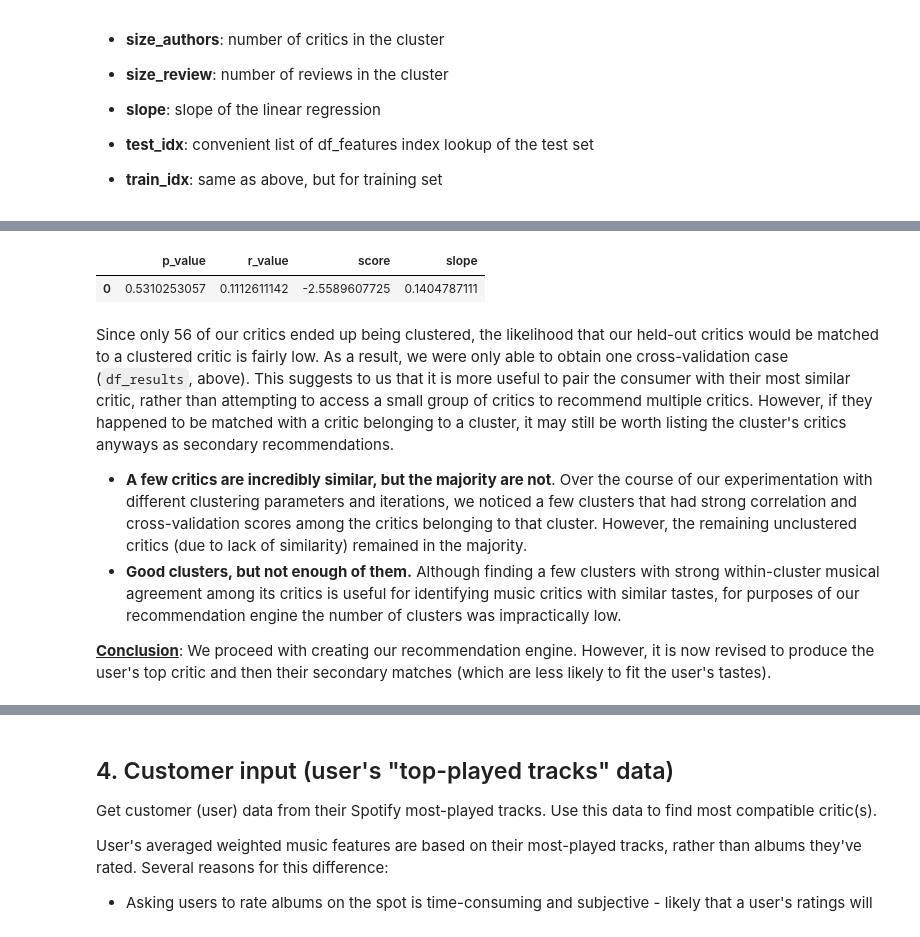
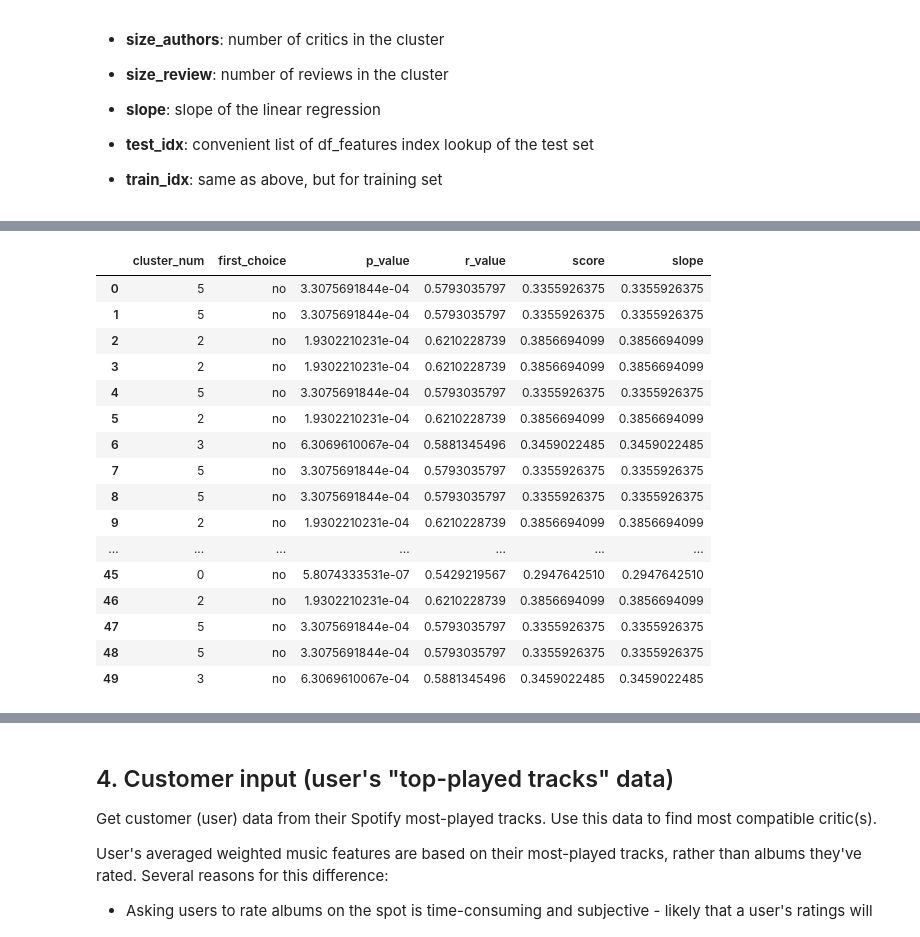
Before and after one commit to diana-xie/spotify_pitchfork_recommendations, a Jupyter notebook: DataClustering/data_clustering.ipynb, the cells around one changed output, grey strips where cells are left out. Cells and saved outputs as stored; diff of their text form; code cells hidden in the pictures.

```diff
--- a/DataClustering/data_clustering.ipynb
+++ b/DataClustering/data_clustering.ipynb
@@ -494,0 +519,14 @@ df_bestclusters.head()
+# %%
+average_features = list()
+
+for idx, row in df_bestclusters.iterrows():
+    df_average = None
+    for author in row['author']:
+        if df_average is None:
+            df_average = df_kmeans[df_kmeans.index == author]
+        else:
+            df_average = df_average.append(df_kmeans[df_kmeans.index == author])
+    average_features.append(df_average.mean().to_dict())
+
+df_averageclusters = pd.DataFrame(average_features)
+df_averageclusters.head()
@@ -585,12 +649,20 @@ df_results = pd.DataFrame({'slope':slopes, 'r_value': r_values, 'p_value':p_valu
 # %%
-df_results
+df_results.head(50)
 # %% [output]
-|  | p_value | r_value | score | slope |
-| 0 | 0.5310253057 | 0.1112611142 | -2.5589607725 | 0.1404787111 |
+|  | cluster_num | first_choice | p_value | r_value | score | slope |
+| 0 | 5 | no | 3.3075691844e-04 | 0.5793035797 | 0.3355926375 | 0.3355926375 |
+| 1 | 5 | no | 3.3075691844e-04 | 0.5793035797 | 0.3355926375 | 0.3355926375 |
+| 2 | 2 | no | 1.9302210231e-04 | 0.6210228739 | 0.3856694099 | 0.3856694099 |
+| 3 | 2 | no | 1.9302210231e-04 | 0.6210228739 | 0.3856694099 | 0.3856694099 |
+| 4 | 5 | no | 3.3075691844e-04 | 0.5793035797 | 0.3355926375 | 0.3355926375 |
+| 5 | 2 | no | 1.9302210231e-04 | 0.6210228739 | 0.3856694099 | 0.3856694099 |
+| 6 | 3 | no | 6.3069610067e-04 | 0.5881345496 | 0.3459022485 | 0.3459022485 |
+| 7 | 5 | no | 3.3075691844e-04 | 0.5793035797 | 0.3355926375 | 0.3355926375 |
+| 8 | 5 | no | 3.3075691844e-04 | 0.5793035797 | 0.3355926375 | 0.3355926375 |
+| 9 | 2 | no | 1.9302210231e-04 | 0.6210228739 | 0.3856694099 | 0.3856694099 |
+| ... | ... | ... | ... | ... | ... | ... |
+| 45 | 0 | no | 5.8074333531e-07 | 0.5429219567 | 0.2947642510 | 0.2947642510 |
+| 46 | 2 | no | 1.9302210231e-04 | 0.6210228739 | 0.3856694099 | 0.3856694099 |
+| 47 | 5 | no | 3.3075691844e-04 | 0.5793035797 | 0.3355926375 | 0.3355926375 |
+| 48 | 5 | no | 3.3075691844e-04 | 0.5793035797 | 0.3355926375 | 0.3355926375 |
+| 49 | 3 | no | 6.3069610067e-04 | 0.5881345496 | 0.3459022485 | 0.3459022485 |
-# %% [markdown]
-Since only 56 of our critics ended up being clustered, the likelihood that our held-out critics would be matched to a clustered critic is fairly low. As a result, we were only able to obtain one cross-validation case (`df_results`, above). This suggests to us that it is more useful to pair the consumer with their most similar critic, rather than attempting to access a small group of critics to recommend multiple critics. However, if they happened to be matched with a critic belonging to a cluster, it may still be worth listing the cluster's critics anyways as secondary recommendations.
-
-- <b>A few critics are incredibly similar, but the majority are not</b>. Over the course of our experimentation with different clustering parameters and iterations, we noticed a few clusters that had strong correlation and cross-validation scores among the critics belonging to that cluster. However, the remaining unclustered critics (due to lack of similarity) remained in the majority.
-- <b>Good clusters, but not enough of them.</b> Although finding a few clusters with strong within-cluster musical agreement among its critics is useful for identifying music critics with similar tastes, for purposes of our recommendation engine the number of clusters was impractically low.
-
-<b><u>Conclusion</u></b>: We proceed with creating our recommendation engine. However, it is now revised to produce the user's top critic and then their secondary matches (which are less likely to fit the user's tastes).
```
Also changed, not shown: parts of 13 cells of this notebook.
